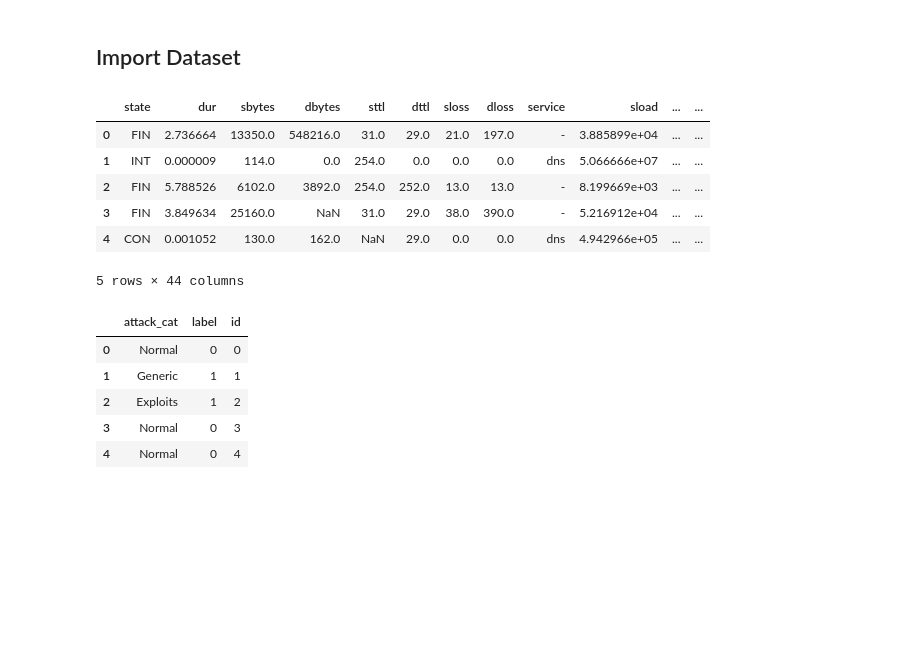
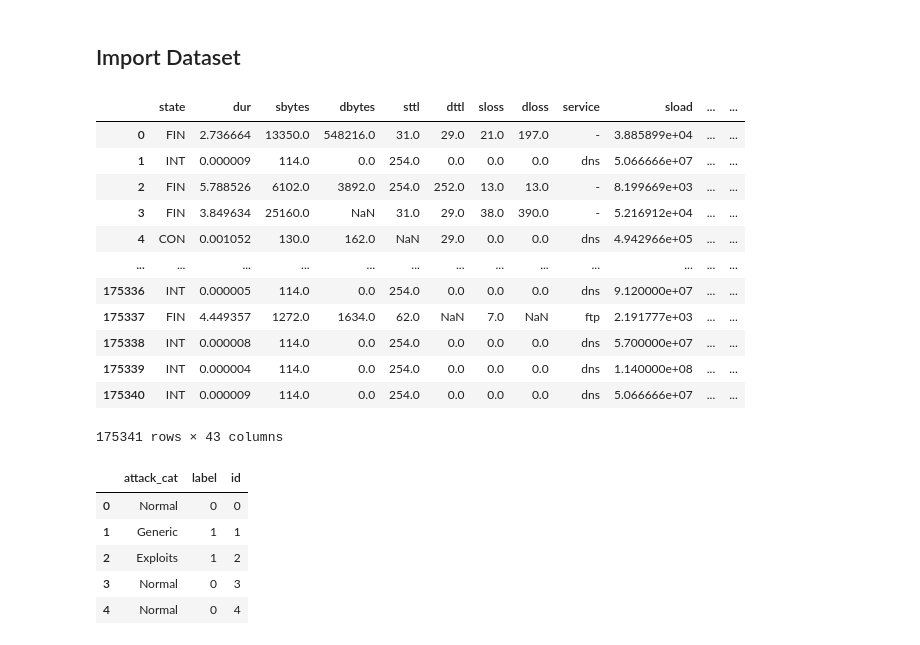
Before and after one commit to ozarabal/Tubes2_AI_Topuria, a Jupyter notebook: src/IF3170 Artificial Intelligence _ Tugas Besar 2 Notebook Template.ipynb, the cells around one changed output. Drawn from its saved outputs; the diff is of its cells as text; code cells hidden in the pictures; blank space fills up the shorter version.

Commit message:
feat: add data cleaning and preprocessing with pipeline

```diff
--- a/src/IF3170 Artificial Intelligence _ Tugas Besar 2 Notebook Template.ipynb
+++ b/src/IF3170 Artificial Intelligence _ Tugas Besar 2 Notebook Template.ipynb
@@ -23,34 +23,41 @@ import matplotlib.pyplot as plt
 # %%
 # Example of reading a csv file from a gdrive link
 
 # Take the file id from the gdrive file url
 # https://drive.google.com/file/d/1ZUtiaty9RPXhpz5F2Sy3dFPHF4YIt5iU/view?usp=sharing => The file id is 1ZUtiaty9RPXhpz5F2Sy3dFPHF4YIt5iU
 # and then put it in this format:
 # https://drive.google.com/uc?id={file_id}
 # Don't forget to change the access to public
 
 basic_features = pd.read_csv('https://drive.google.com/uc?id=1hzCOzm7HTPH1H1J1iXJf0QJoarzdq_km')
 label = pd.read_csv('https://drive.google.com/uc?id=1VW1XgtJsQkEDYawHVpHDL8Xbf-fP9ah9')
 flow_features = pd.read_csv('https://drive.google.com/uc?id=1IKRVQk2dei7nEGYQzi8HDWwuyjwMDy4B')
 time_features= pd.read_csv('https://drive.google.com/uc?id=1B-C5OBcVFb6Qp3NfWAD-H1cP7nuHlaYh')
 content_features = pd.read_csv('https://drive.google.com/uc?id=1RLSnELNAFTlw7je6mMUixz_Uh6ssGjTt')
 additional = pd.read_csv('https://drive.google.com/uc?id=1lxed1Ow0tKr73Re-Ag3yCzMO7ON8yqUN')
 
 train_data = basic_features.merge(label, on='id', how='left')\
                          .merge(flow_features, on='id', how='left')\
                          .merge(time_features, on='id', how='left')\
                          .merge(content_features, on='id', how='left')\
                          .merge(additional, on='id', how='left')
 
 train_data.head()
+train_data.drop(['id'], axis=1)
 # %% [output]
 |  | state | dur | sbytes | dbytes | sttl | dttl | sloss | dloss | service | sload | ... | ... |
 | 0 | FIN | 2.736664 | 13350.0 | 548216.0 | 31.0 | 29.0 | 21.0 | 197.0 | - | 3.885899e+04 | ... | ... |
 | 1 | INT | 0.000009 | 114.0 | 0.0 | 254.0 | 0.0 | 0.0 | 0.0 | dns | 5.066666e+07 | ... | ... |
 | 2 | FIN | 5.788526 | 6102.0 | 3892.0 | 254.0 | 252.0 | 13.0 | 13.0 | - | 8.199669e+03 | ... | ... |
 | 3 | FIN | 3.849634 | 25160.0 | NaN | 31.0 | 29.0 | 38.0 | 390.0 | - | 5.216912e+04 | ... | ... |
 | 4 | CON | 0.001052 | 130.0 | 162.0 | NaN | 29.0 | 0.0 | 0.0 | dns | 4.942966e+05 | ... | ... |
+| ... | ... | ... | ... | ... | ... | ... | ... | ... | ... | ... | ... | ... |
+| 175336 | INT | 0.000005 | 114.0 | 0.0 | 254.0 | 0.0 | 0.0 | 0.0 | dns | 9.120000e+07 | ... | ... |
+| 175337 | FIN | 4.449357 | 1272.0 | 1634.0 | 62.0 | NaN | 7.0 | NaN | ftp | 2.191777e+03 | ... | ... |
+| 175338 | INT | 0.000008 | 114.0 | 0.0 | 254.0 | 0.0 | 0.0 | 0.0 | dns | 5.700000e+07 | ... | ... |
+| 175339 | INT | 0.000004 | 114.0 | 0.0 | 254.0 | 0.0 | 0.0 | 0.0 | dns | 1.140000e+08 | ... | ... |
+| 175340 | INT | 0.000009 | 114.0 | 0.0 | 254.0 | 0.0 | 0.0 | 0.0 | dns | 5.066666e+07 | ... | ... |
-5 rows × 44 columns
+175341 rows × 43 columns
 # %%
 label.head()
 # %% [output]
```
Also changed, not shown: parts of 18 cells of this notebook.
